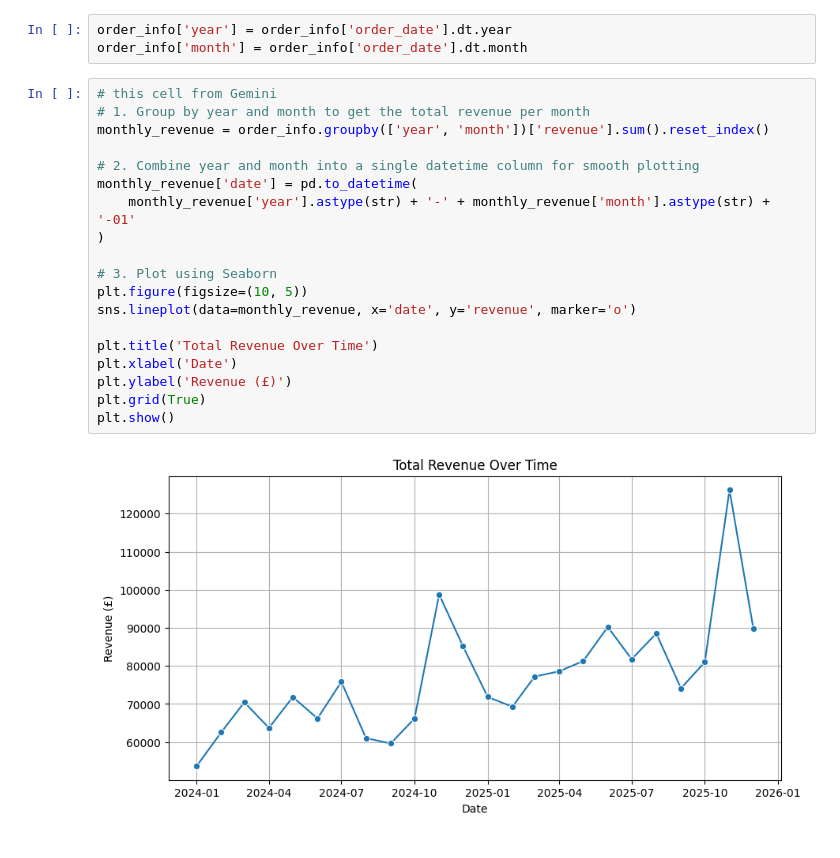
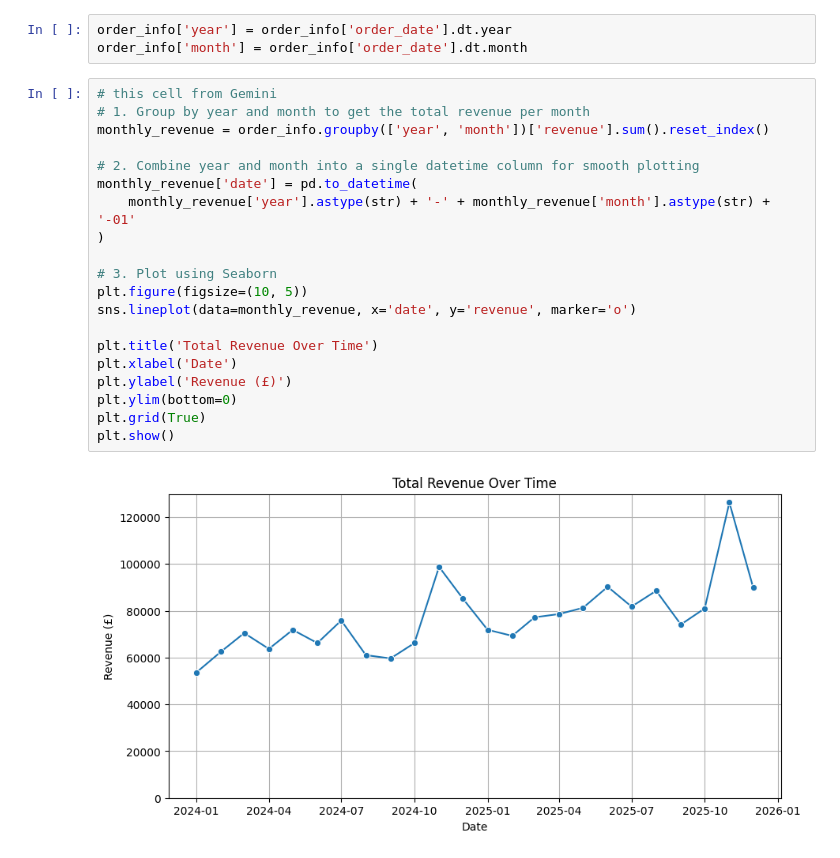
Before and after one commit to Mohamed-Shaheedullah/wayfair-python-analysis, a Jupyter notebook: wayfair-analysis.ipynb, the cells around one changed output. Drawn from its saved outputs; the diff is of its cells as text.

```diff
--- a/wayfair-analysis.ipynb
+++ b/wayfair-analysis.ipynb
@@ -294,21 +294,22 @@ order_info['month'] = order_info['order_date'].dt.month
 # %%
 # this cell from Gemini
 # 1. Group by year and month to get the total revenue per month
 monthly_revenue = order_info.groupby(['year', 'month'])['revenue'].sum().reset_index()
 
 # 2. Combine year and month into a single datetime column for smooth plotting
 monthly_revenue['date'] = pd.to_datetime(
     monthly_revenue['year'].astype(str) + '-' + monthly_revenue['month'].astype(str) + '-01'
 )
 
 # 3. Plot using Seaborn
 plt.figure(figsize=(10, 5))
 sns.lineplot(data=monthly_revenue, x='date', y='revenue', marker='o')
 
 plt.title('Total Revenue Over Time')
 plt.xlabel('Date')
 plt.ylabel('Revenue (£)')
+plt.ylim(bottom=0)
 plt.grid(True)
 plt.show()
 # %% [output]
-[figure, old version]
+[figure, new version]
```
